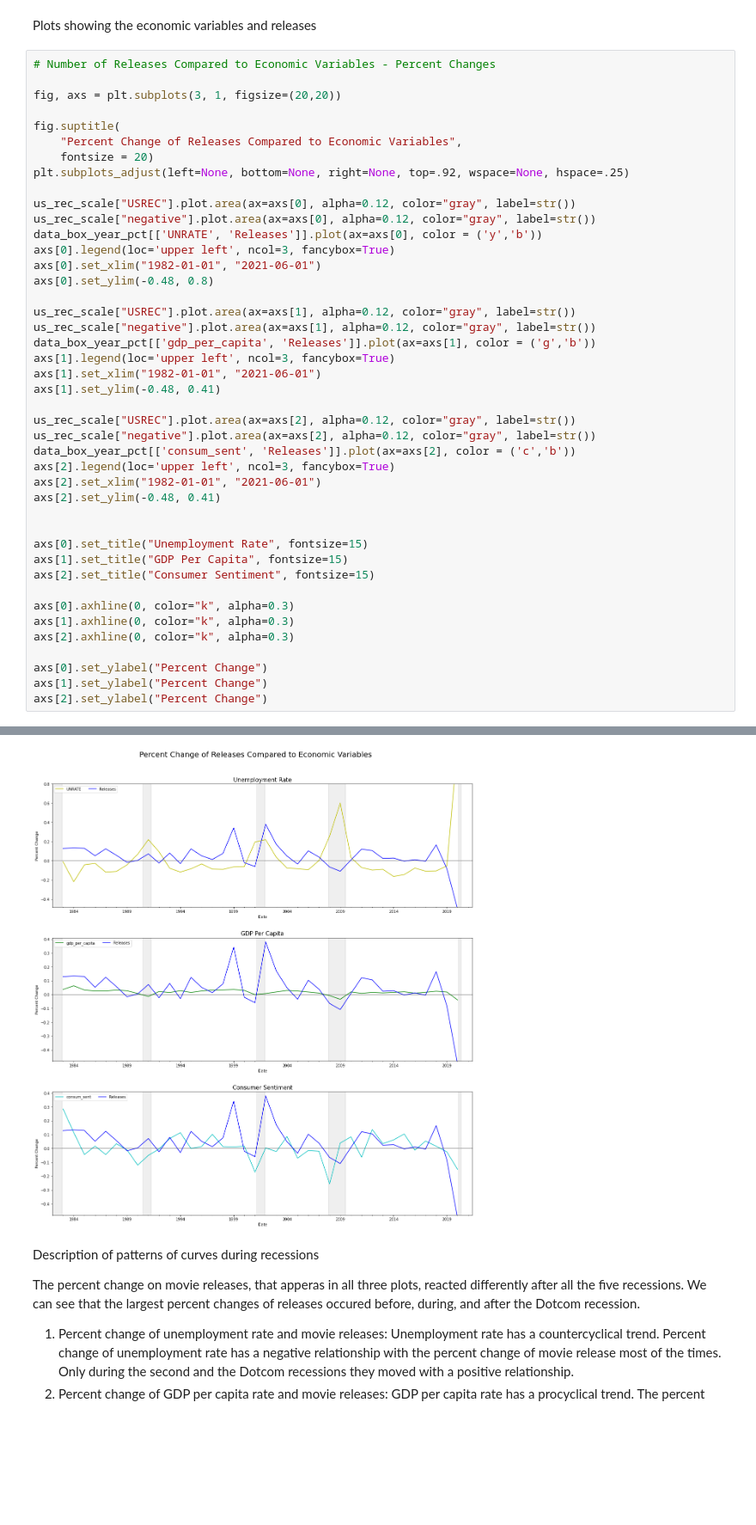
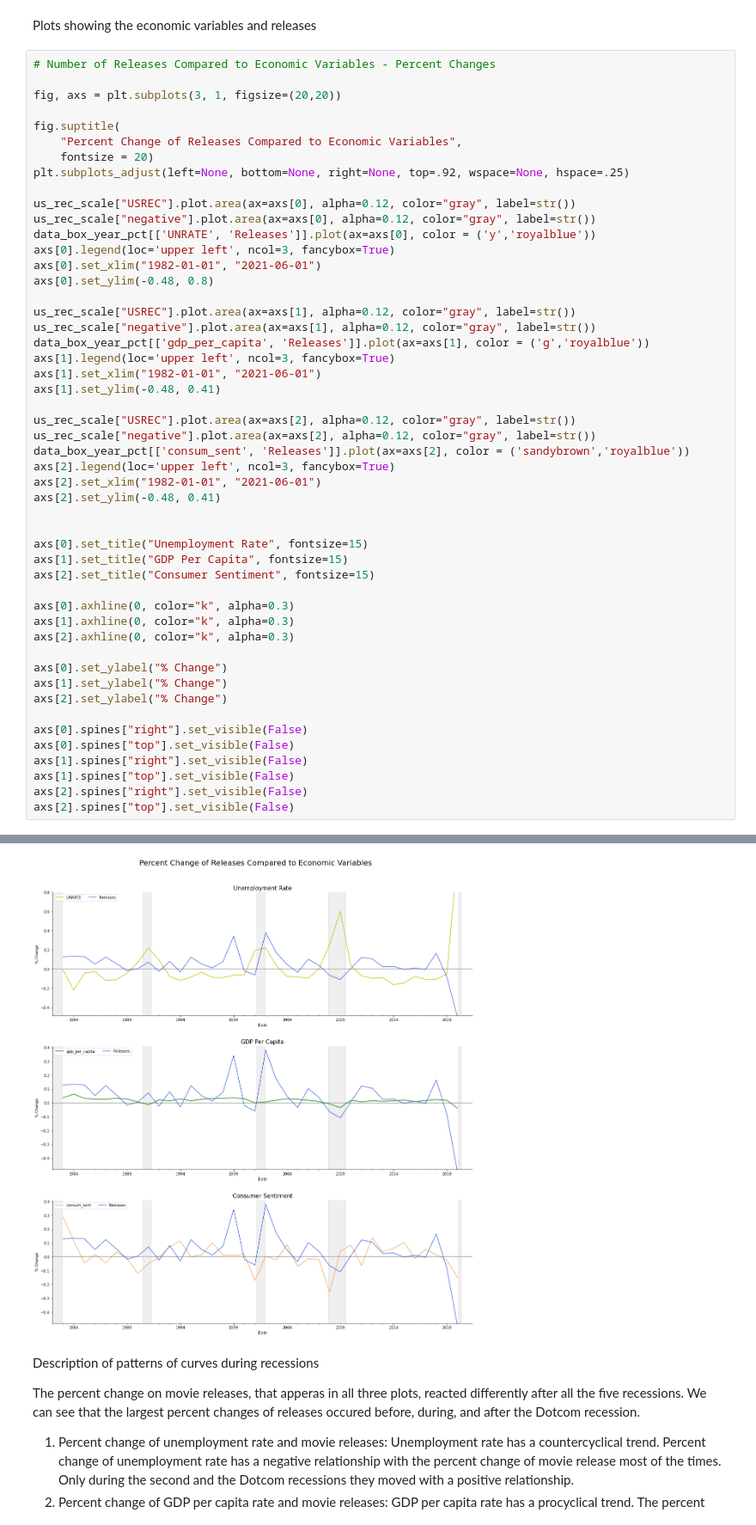
Before and after one commit to FabrizioCabreraC/Hollywood-as-recession-proof, a Jupyter notebook: Hollywood_Project.ipynb, the cells around one changed output, grey strips where cells are left out. Shown at 86% size. Cells and saved outputs as stored; diff of their text form; blank space fills up the shorter version.

Commit message:
Spines, %, colors

```diff
--- a/Hollywood_Project.ipynb
+++ b/Hollywood_Project.ipynb
@@ -1150,21 +1160,21 @@ plt.subplots_adjust(left=None, bottom=None, right=None, top=.92, wspace=None, hs
 
 us_rec_scale["USREC"].plot.area(ax=axs[0], alpha=0.12, color="gray", label=str())
 us_rec_scale["negative"].plot.area(ax=axs[0], alpha=0.12, color="gray", label=str())
-data_box_year_pct[['UNRATE', 'Releases']].plot(ax=axs[0], color = ('y','b'))
+data_box_year_pct[['UNRATE', 'Releases']].plot(ax=axs[0], color = ('y','royalblue'))
 axs[0].legend(loc='upper left', ncol=3, fancybox=True)
 axs[0].set_xlim("1982-01-01", "2021-06-01")
 axs[0].set_ylim(-0.48, 0.8)
 
 us_rec_scale["USREC"].plot.area(ax=axs[1], alpha=0.12, color="gray", label=str())
 us_rec_scale["negative"].plot.area(ax=axs[1], alpha=0.12, color="gray", label=str())
-data_box_year_pct[['gdp_per_capita', 'Releases']].plot(ax=axs[1], color = ('g','b'))
+data_box_year_pct[['gdp_per_capita', 'Releases']].plot(ax=axs[1], color = ('g','royalblue'))
 axs[1].legend(loc='upper left', ncol=3, fancybox=True)
 axs[1].set_xlim("1982-01-01", "2021-06-01")
 axs[1].set_ylim(-0.48, 0.41)
 
 us_rec_scale["USREC"].plot.area(ax=axs[2], alpha=0.12, color="gray", label=str())
 us_rec_scale["negative"].plot.area(ax=axs[2], alpha=0.12, color="gray", label=str())
-data_box_year_pct[['consum_sent', 'Releases']].plot(ax=axs[2], color = ('c','b'))
+data_box_year_pct[['consum_sent', 'Releases']].plot(ax=axs[2], color = ('sandybrown','royalblue'))
 axs[2].legend(loc='upper left', ncol=3, fancybox=True)
 axs[2].set_xlim("1982-01-01", "2021-06-01")
 axs[2].set_ylim(-0.48, 0.41)
@@ -1178,7 +1188,14 @@ axs[0].axhline(0, color="k", alpha=0.3)
 axs[1].axhline(0, color="k", alpha=0.3)
 axs[2].axhline(0, color="k", alpha=0.3)
 
-axs[0].set_ylabel("Percent Change")
-axs[1].set_ylabel("Percent Change")
-axs[2].set_ylabel("Percent Change")
+axs[0].set_ylabel("% Change")
+axs[1].set_ylabel("% Change")
+axs[2].set_ylabel("% Change")
+
+axs[0].spines["right"].set_visible(False)
+axs[0].spines["top"].set_visible(False)
+axs[1].spines["right"].set_visible(False)
+axs[1].spines["top"].set_visible(False)
+axs[2].spines["right"].set_visible(False)
+axs[2].spines["top"].set_visible(False)
 # %% [output]
@@ -1186,4 +1202,4 @@ Text(0, 0.5, 'Percent Change')
-[figure, old version]
+[figure, new version]
 # %% [markdown]
 Description of patterns of curves during recessions
 
```
Also changed, not shown: parts of 24 cells of this notebook.
